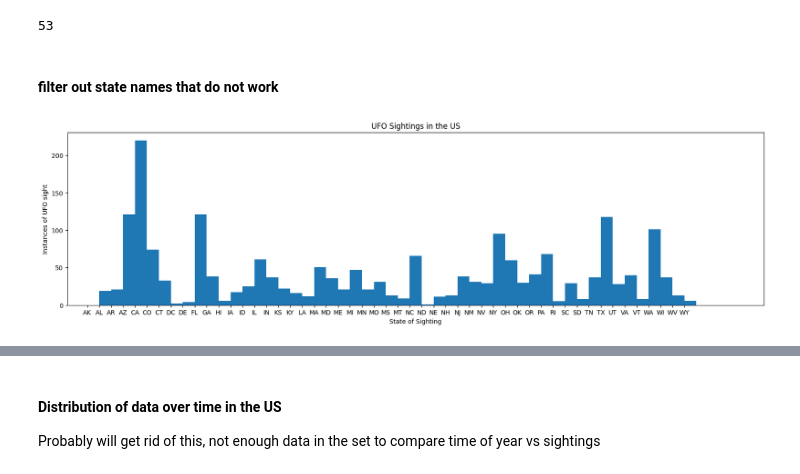
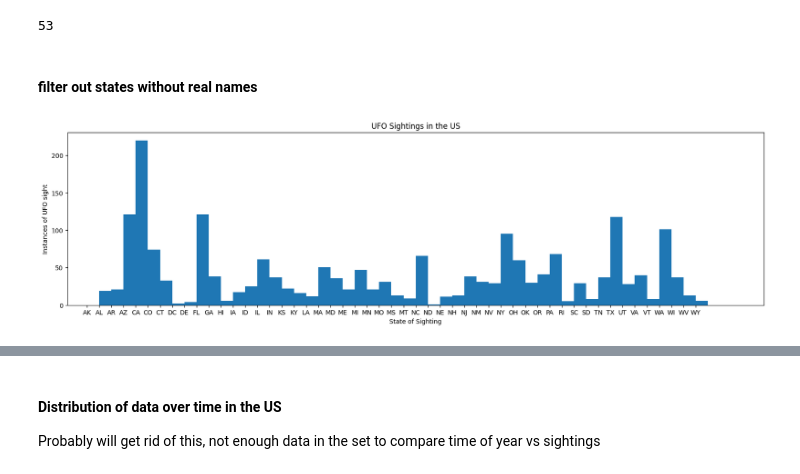
Before and after one commit to codycosta/ENGR201, a Jupyter notebook: weeks-9-10-final-project/project.ipynb, the cells around one changed output, grey strips where cells are left out. Drawn from its saved outputs; the diff is of its cells as text; code cells hidden in the pictures.

```diff
--- a/weeks-9-10-final-project/project.ipynb
+++ b/weeks-9-10-final-project/project.ipynb
@@ -49,7 +49,7 @@ len(state_set)
 # %% [output]
 53
 # %% [markdown]
-#### filter out state names that do not work
+#### filter out states without real names
 # %%
 filter1 = data['State'] != '0'
 filter2 = data['State'] != '-'
@@ -63,13 +63,13 @@ HEIGHT = data.shape[0]
 WIDTH  = data.shape[1]
 # %%
 states = data['State']
-bins = range(1, len(state_set) + 2)
+bins = range(1, len(state_set) + 1)
 
 plt.figure(figsize=[20, 5])
 plt.hist(states.sort_values(), bins=bins)
 plt.xlabel('State of Sighting')
 plt.ylabel('Instances of UFO sight')
 plt.title('UFO Sightings in the US')
 plt.show()
 # %% [output]
-[figure, old version]
+[figure, new version]
```
Also changed, not shown: parts of 8 cells of this notebook, 4 other files.
